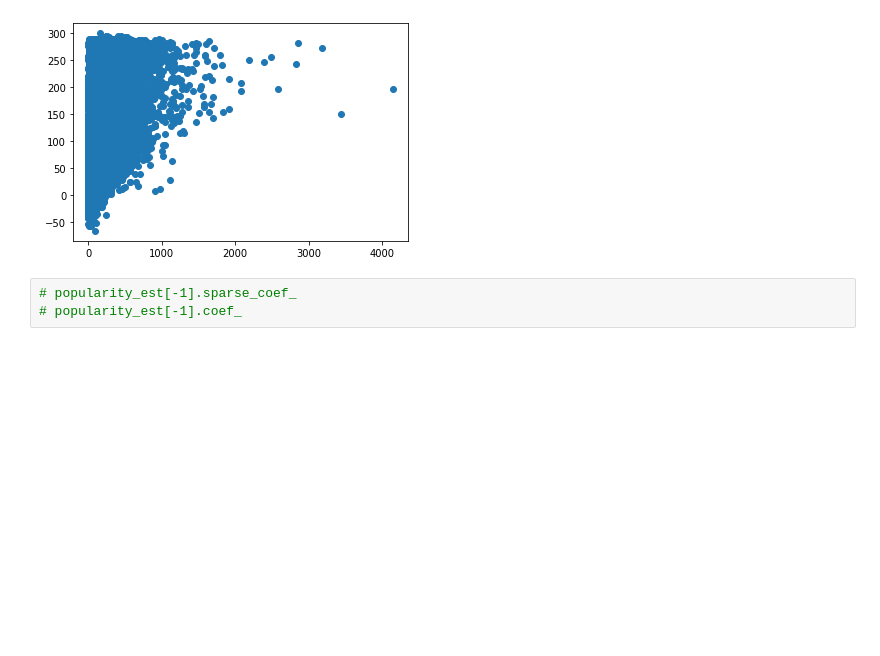
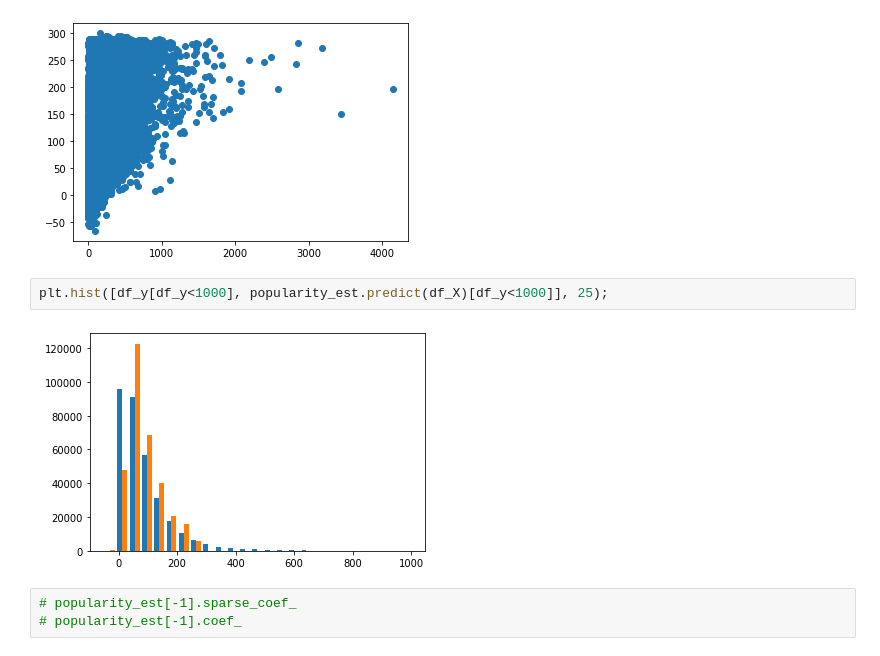
Before and after one commit to qcabel/park-recommendation, a Jupyter notebook: prepare_dataframe_for_training.ipynb, the cells around one changed output. Drawn from its saved outputs; the diff is of its cells as text; blank space fills up the shorter version.

```diff
--- a/prepare_dataframe_for_training.ipynb
+++ b/prepare_dataframe_for_training.ipynb
@@ -353,6 +357,10 @@ popularity_est.score(df_X, df_y)
 plt.plot(df_y, popularity_est.predict(df_X), 'o');
 # %% [output]
 [figure]
+# %%
+plt.hist([df_y[df_y<1000], popularity_est.predict(df_X)[df_y<1000]], 25);
+# %% [output]
+[figure, added]
 # %%
 # popularity_est[-1].sparse_coef_
 # popularity_est[-1].coef_
```
Also changed, not shown: parts of 9 cells of this notebook.
